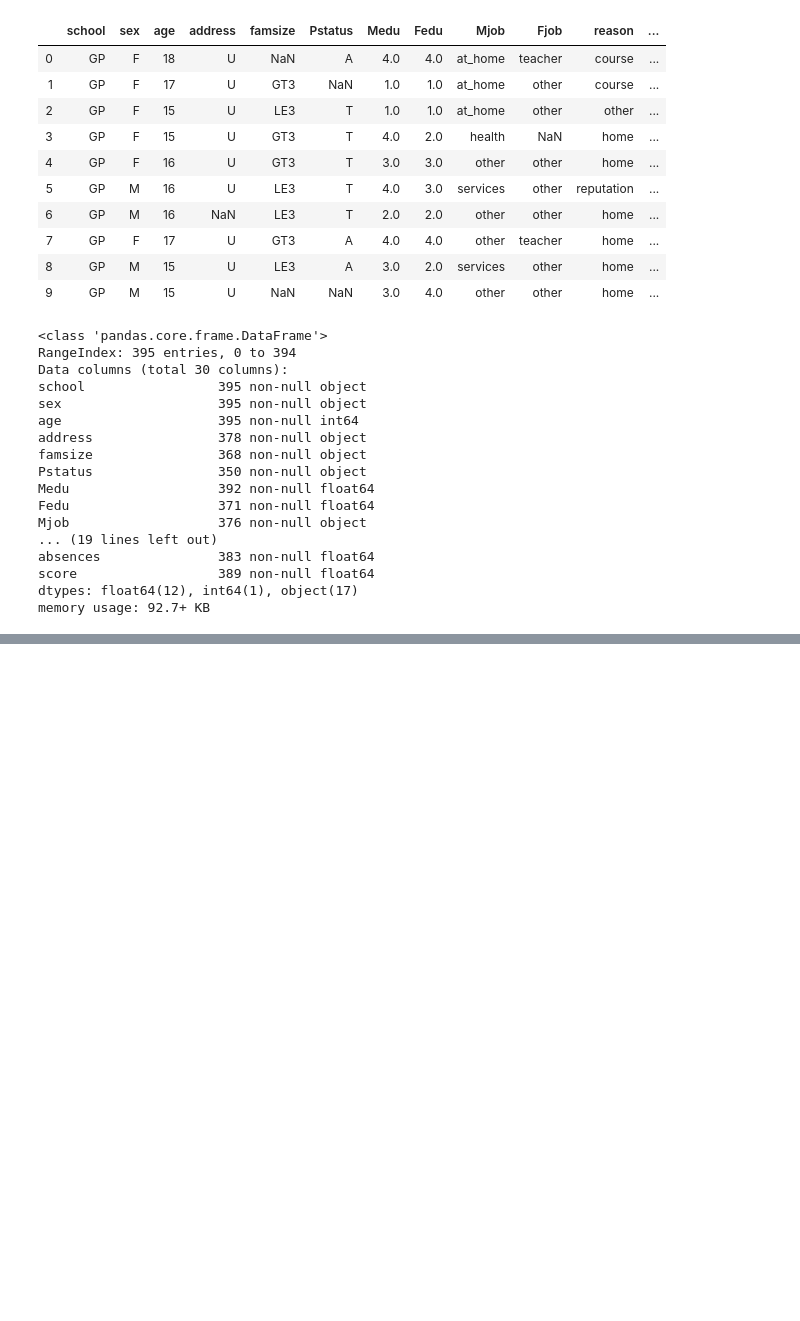
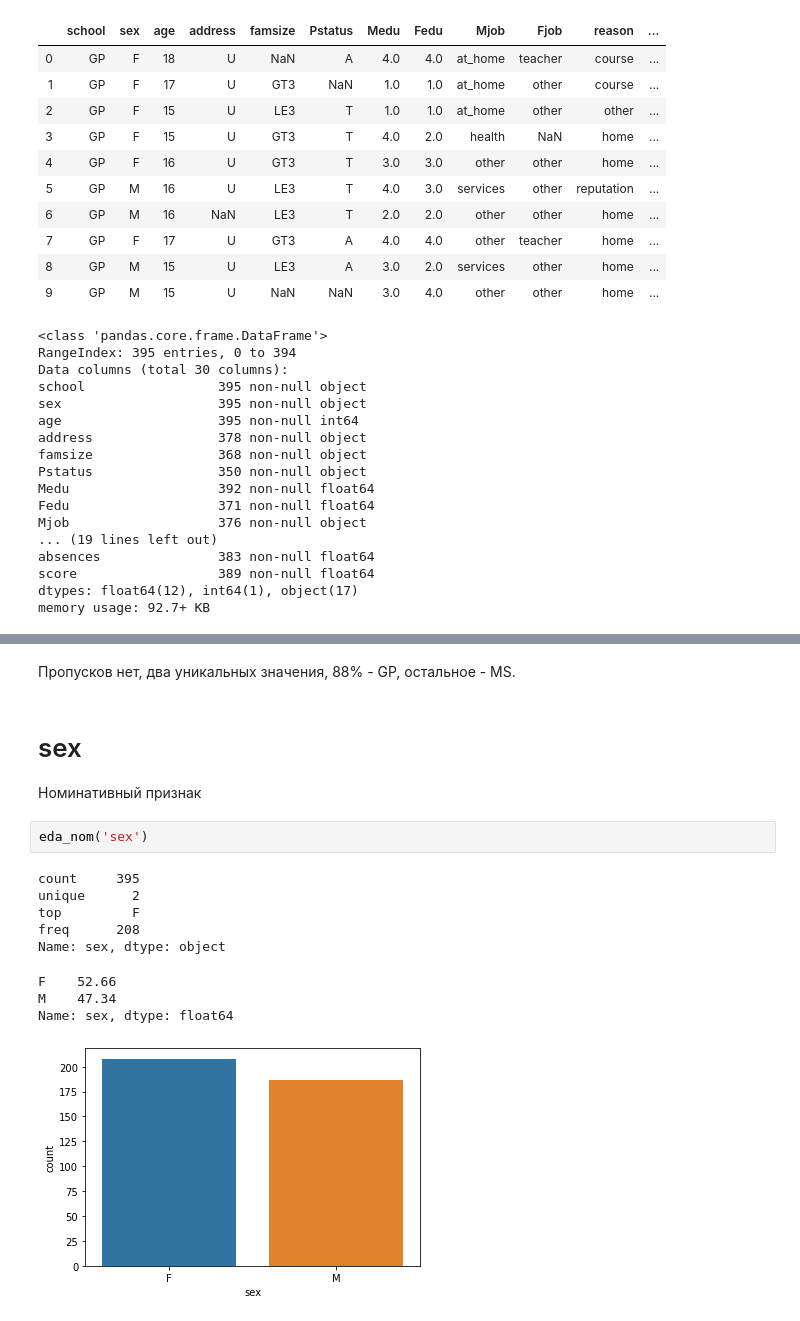
Before and after one commit to gdokuchaev/skillfactory_rds, a Jupyter notebook: module_2/stud_math.ipynb, the cells around one changed output, grey strips where cells are left out. Cells and saved outputs as stored; diff of their text form; blank space fills up the shorter version.

```diff
--- a/module_2/stud_math.ipynb
+++ b/module_2/stud_math.ipynb
@@ -54,0 +157,17 @@ memory usage: 92.7+ KB
+# %% [markdown]
+Пропусков нет, два уникальных значения, 88% - GP, остальное - MS.
+# %% [markdown]
+# sex
+Номинативный признак
+# %%
+eda_nom('sex')
+# %% [output]
+count     395
+unique      2
+top         F
+freq      208
+Name: sex, dtype: object
+F    52.66
+M    47.34
+Name: sex, dtype: float64
+[figure, added]
```
Also changed, not shown: parts of 39 cells of this notebook.
